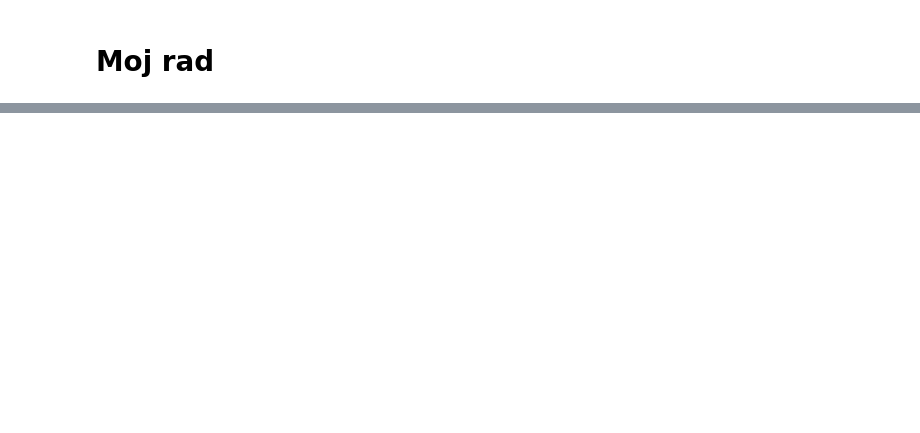
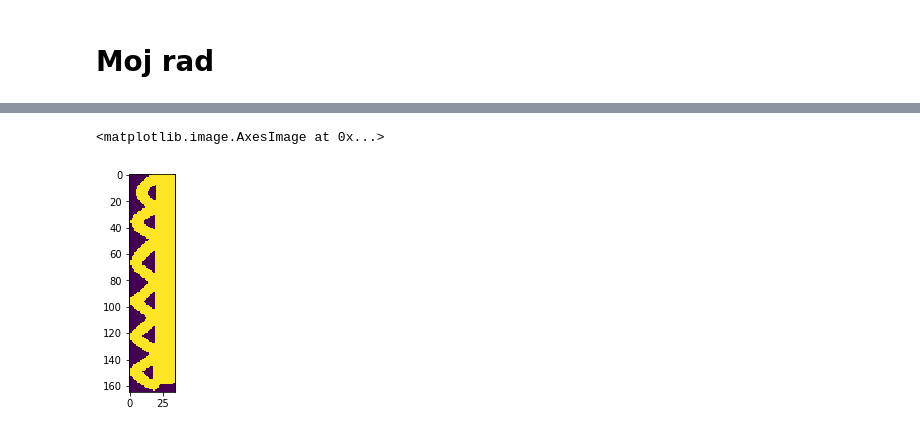
Before and after one commit to vlaksi/Soft-Challenges, a Jupyter notebook: izazovi[20-21]/Nedeljni izazov 2 - OCR/sc_2020_challenge_2/my-work.ipynb, the cells around one changed output, grey strips where cells are left out. Saved outputs shown, nothing was run; the diff lists cells and outputs as text; code cells hidden in the pictures; blank space fills up the shorter version.

```diff
--- a/izazovi[20-21]/Nedeljni izazov 2 - OCR/sc_2020_challenge_2/my-work.ipynb
+++ b/izazovi[20-21]/Nedeljni izazov 2 - OCR/sc_2020_challenge_2/my-work.ipynb
@@ -108,27 +73,0 @@ plt.imshow(image_crtanje)
-# %%
-aproksimirane = []
-regions_array = []
-nekoristne = []
-koristne_konture = []
-korisni_regioni = []
-
-print("pronadjeno kontura: " + str(len(contours)))
-for contour in contours:
-    x,y,w,h = cv2.boundingRect(contour)
-    region = image_bin[y:y+h+1,x:x+w+1]
-    if w < 10 or h < 10 or (h+w) < 100:
-        nekoristne.append(1)
-#         print("\t\t\th: " + str(h) + " w: " + str(w) + " size: " + str(h + w))
-        continue
-    cv2.rectangle(image_crtanje,(x,y),(x+w,y+h),(0,255,0),4)
-#     print("h: " + str(h) + " w: " + str(w) + " size: " + str(h + w))
-    regions_array.append([resize_region(region), (x,y,w,h)])
-    koristne_konture.append(contour)
-    korisni_regioni.append(resize_region(region))
-
-# plt.imshow(korisni_regioni[2])
-
-
-print("pronadjeno koristnih kontura: " + str(len(regions_array)))
-# cv2.drawContours(image_crtanje, koristne_konture, -1, (0, 0, 0), 2)
-plt.imshow(image_crtanje)
@@ -172,0 +139,5 @@ My wišhes were of ćonGuminŠ forće anu iike the beadš of the bydro they muit
+# %%
+plt.imshow(sorted_regions[0])
+# %% [output]
+<matplotlib.image.AxesImage at 0x...>
+[figure, added]
```
Also changed, not shown: parts of 51 cells of this notebook, 5 other files.
